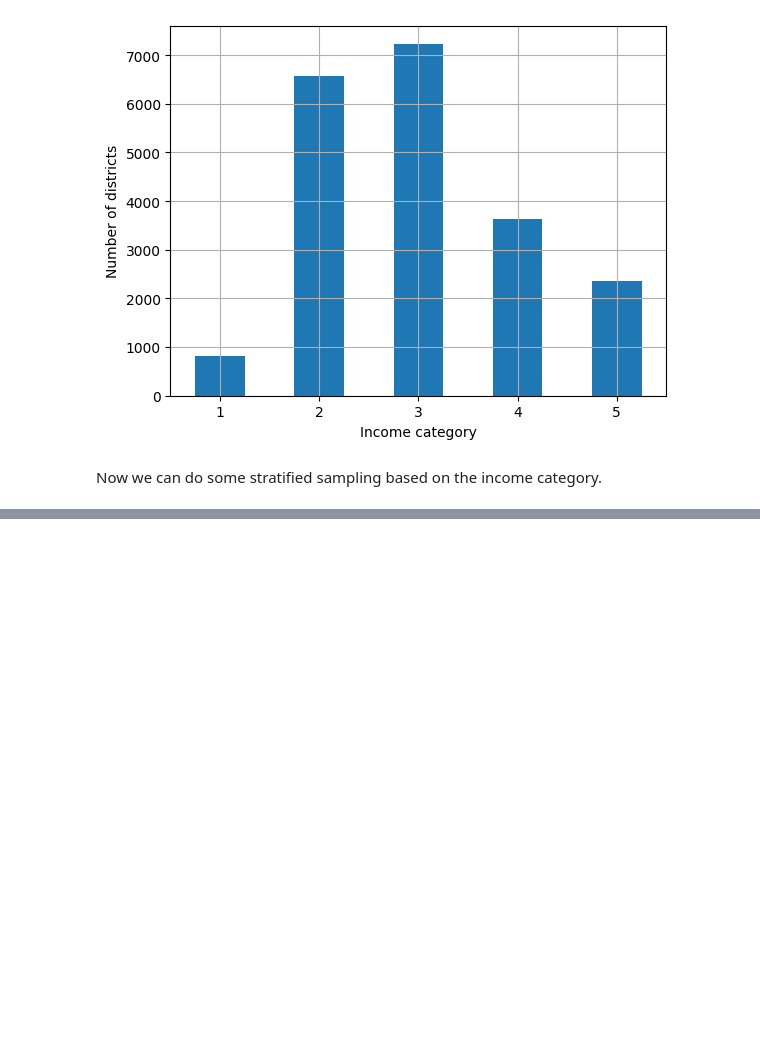
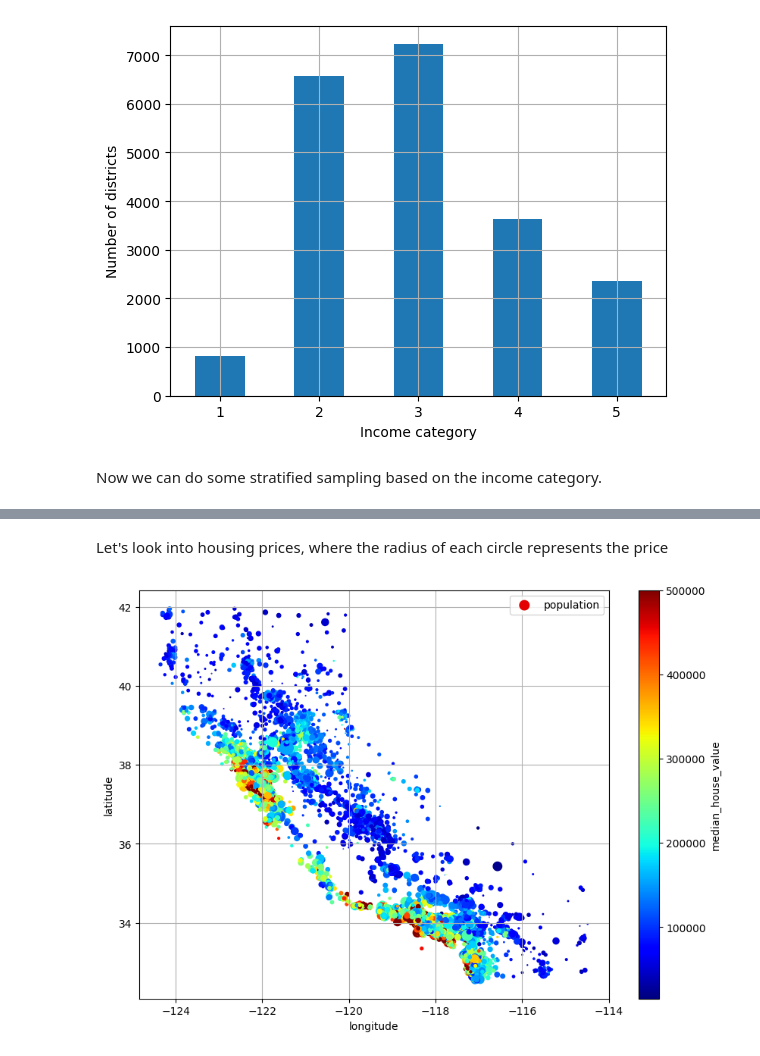
Before and after one commit to alexgrand/ml, a Jupyter notebook: ch2/ch2.ipynb, the cells around one changed output, grey strips where cells are left out. Saved outputs shown, nothing was run; the diff lists cells and outputs as text; code cells hidden in the pictures; blank space fills up the shorter version.

```diff
--- a/ch2/ch2.ipynb
+++ b/ch2/ch2.ipynb
@@ -279,0 +304,20 @@ Name: income_cat, dtype: float64
+# %% [markdown]
+Let's look into housing prices, where the radius of each circle represents the price
+# %%
+housing.plot(
+    kind="scatter",
+    x="longitude",
+    y="latitude",
+    grid=True,
+    s=housing["population"] / 100,
+    label="population",
+    c="median_house_value",
+    cmap="jet",
+    colorbar=True,
+    legend=True,
+    sharex=False,
+    figsize=(10,7)
+)
+plt.show()
+# %% [output]
+[figure, added]
```
Also changed, not shown: parts of 8 cells of this notebook.
